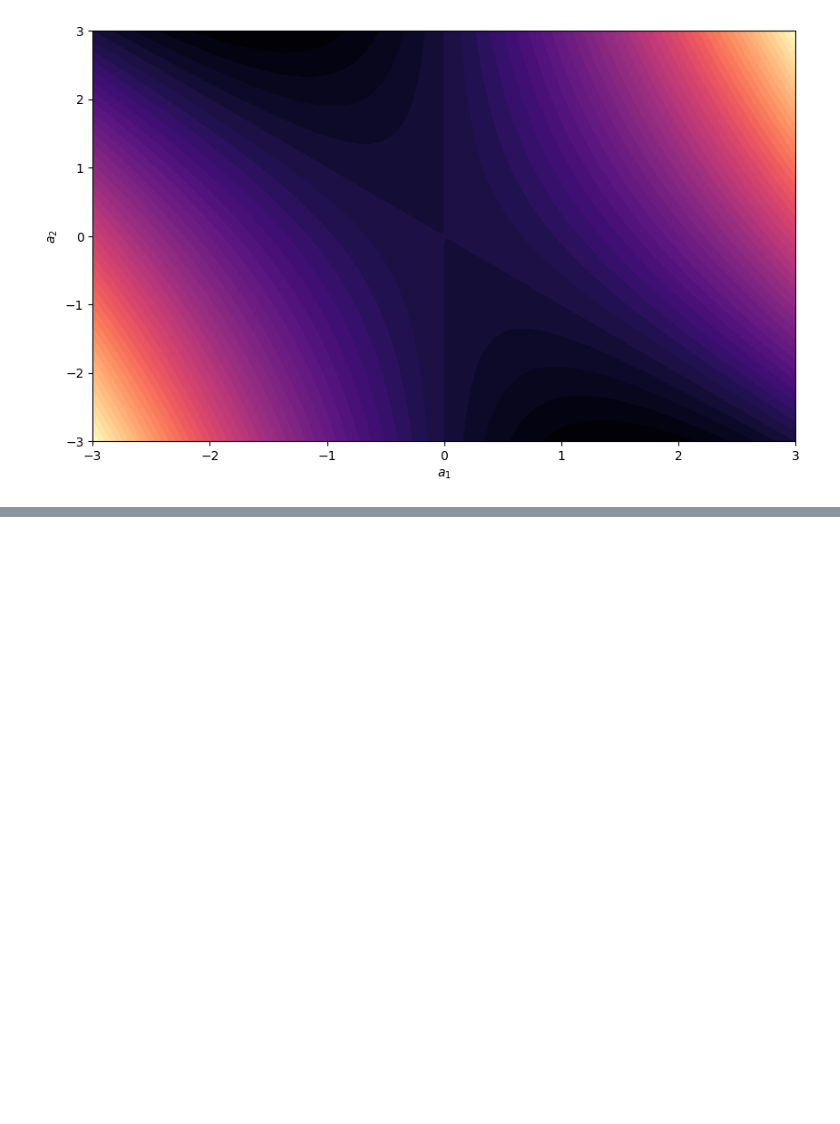
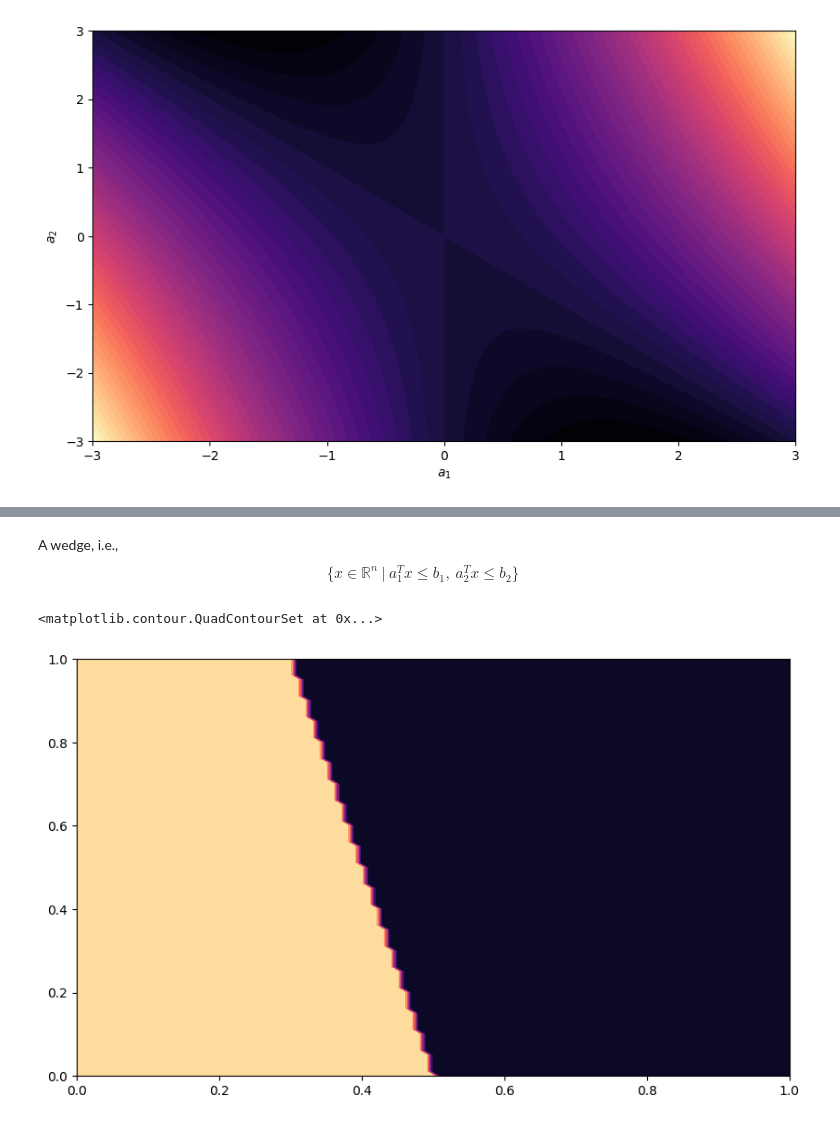
Before and after one commit to gerdm/machine_learning, a Jupyter notebook: convex_optimization/week2_notes.ipynb, the cells around one changed output, grey strips where cells are left out. Saved outputs shown, nothing was run; the diff lists cells and outputs as text; code cells hidden in the pictures; blank space fills up the shorter version.

```diff
--- a/convex_optimization/week2_notes.ipynb
+++ b/convex_optimization/week2_notes.ipynb
@@ -178,0 +194,18 @@ plt.ylabel("$a_2$");
+# %% [markdown]
+A wedge, i.e.,
+$$
+    \{x\in\mathbb{R}^n \ | \ a_1^T x \leq b_1, \  a_2^T x \leq b_2\}
+$$
+# %%
+x1, x2 = np.mgrid[0:1.01:0.01, 0:1.01:0.01]
+a1, a2 = np.array([0.1, 0.2]).reshape(2, 1), np.array([1, 0.2]).reshape(2, 1)
+b1, b2 = 0.7, 0.5
+
+
+C = (a1.T @ np.c_[x1.ravel(), x2.ravel()].T <= b1) * (a2.T @ np.c_[x1.ravel(), x2.ravel()].T <= b2)
+C = C.reshape(x1.shape)
+
+plt.contourf(x1, x2, C)
+# %% [output]
+<matplotlib.contour.QuadContourSet at 0x...>
+[figure, added]
```
Also changed, not shown: parts of 7 cells of this notebook.
